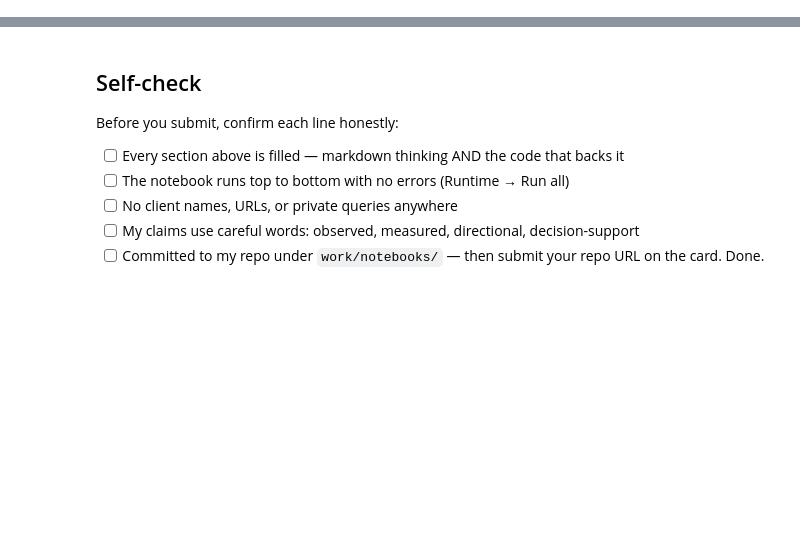
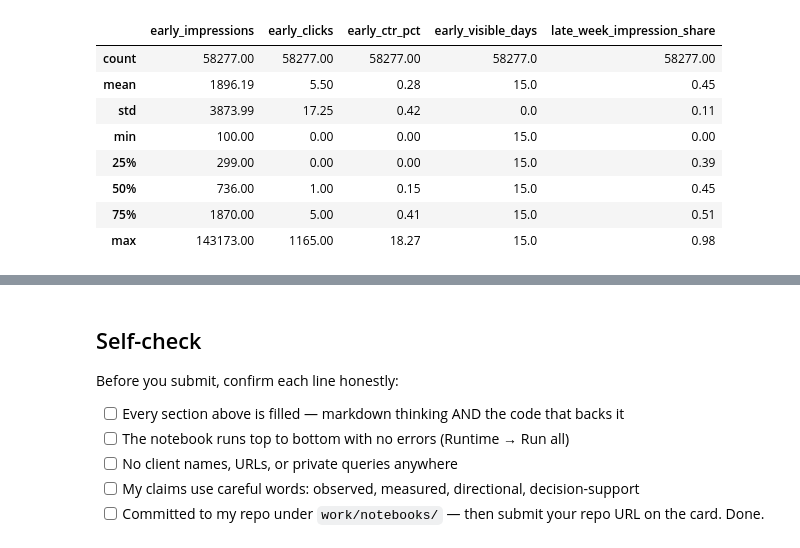
Before and after one commit to vuchau0802/run-starter-notebooks, a Jupyter notebook: work/notebooks/w03_data_contract.ipynb, the cells around one changed output, grey strips where cells are left out. Cells and saved outputs as stored; diff of their text form; code cells hidden in the pictures; blank space fills up the shorter version.

Commit message:
ML-04 Lane 2 data contract and leakage check

```diff
--- a/work/notebooks/w03_data_contract.ipynb
+++ b/work/notebooks/w03_data_contract.ipynb
@@ -12,0 +13,15 @@ This skeleton is yours to fill. Work the sections **in order** — each one has
+# %%
+%pip install -q duckdb
+
+import duckdb
+from google.colab import userdata
+
+con = duckdb.connect()
+token = userdata.get("HF_TOKEN")
+con.execute(f"CREATE SECRET flyrank_hf (TYPE huggingface, TOKEN '{token}')")
+del token
+
+march = (
+    "read_parquet('hf://datasets/FlyRank/internship-warehouse/"
+    "fact_content_daily_performance/month=2026-03/*.parquet')"
+)
@@ -33,0 +96,63 @@ This skeleton is yours to fill. Work the sections **in order** — each one has
+# %%
+pages = con.sql(f"""
+    WITH page_windows AS (
+        SELECT
+            client_hash_id,
+            content_hash_id,
+            SUM(gsc_impressions) FILTER (
+                WHERE report_date < DATE '2026-03-16'
+            ) AS early_impressions,
+            SUM(gsc_clicks) FILTER (
+                WHERE report_date < DATE '2026-03-16'
+            ) AS early_clicks,
+            COUNT(*) FILTER (
+                WHERE report_date < DATE '2026-03-16'
+                  AND gsc_impressions > 0
+            ) AS early_visible_days,
+            SUM(gsc_impressions) FILTER (
+                WHERE report_date BETWEEN DATE '2026-03-09' AND DATE '2026-03-15'
+            ) AS late_week_impressions,
+            SUM(gsc_impressions) FILTER (
+                WHERE report_date >= DATE '2026-03-16'
+            ) AS later_impressions
+        FROM {march}
+        WHERE report_date BETWEEN DATE '2026-03-01' AND DATE '2026-03-30'
+          AND gsc_data_available IS TRUE
+          AND gsc_impressions IS NOT NULL
+          AND gsc_clicks IS NOT NULL
+        GROUP BY client_hash_id, content_hash_id
+        HAVING COUNT(DISTINCT report_date) FILTER (
+            WHERE report_date < DATE '2026-03-16'
+        ) = 15
+        AND COUNT(DISTINCT report_date) FILTER (
+            WHERE report_date >= DATE '2026-03-16'
+        ) = 15
+        AND early_impressions >= 100
+    )
+    SELECT
+        client_hash_id,
+        early_impressions,
+        early_clicks,
+        100.0 * early_clicks / early_impressions AS early_ctr_pct,
+        early_visible_days,
+        1.0 * late_week_impressions / early_impressions AS late_week_impression_share,
+        CAST(5 * later_impressions < 4 * early_impressions AS INTEGER) AS declined
+    FROM page_windows
+    ORDER BY client_hash_id, content_hash_id
+""").df()
+
+feature_columns = [
+    "early_impressions",
+    "early_clicks",
+    "early_ctr_pct",
+    "early_visible_days",
+    "late_week_impression_share",
+]
+
+X = pages[feature_columns].copy()
+y = pages["declined"]
+groups = pages["client_hash_id"]
+
+print(f"Feature frame: {len(X):,} pages × {X.shape[1]} features")
+display(X.describe().round(2))
+# %% [output]
@@ -33,0 +160,9 @@ This skeleton is yours to fill. Work the sections **in order** — each one has
+|  | early_impressions | early_clicks | early_ctr_pct | early_visible_days | late_week_impression_share |
+| count | 58277.00 | 58277.00 | 58277.00 | 58277.0 | 58277.00 |
+| mean | 1896.19 | 5.50 | 0.28 | 15.0 | 0.45 |
+| std | 3873.99 | 17.25 | 0.42 | 0.0 | 0.11 |
+| min | 100.00 | 0.00 | 0.00 | 15.0 | 0.00 |
+| 25% | 299.00 | 0.00 | 0.00 | 15.0 | 0.39 |
+| 50% | 736.00 | 1.00 | 0.15 | 15.0 | 0.45 |
+| 75% | 1870.00 | 5.00 | 0.41 | 15.0 | 0.51 |
+| max | 143173.00 | 1165.00 | 18.27 | 15.0 | 0.98 |
```
Also changed, not shown: parts of 17 cells of this notebook.
